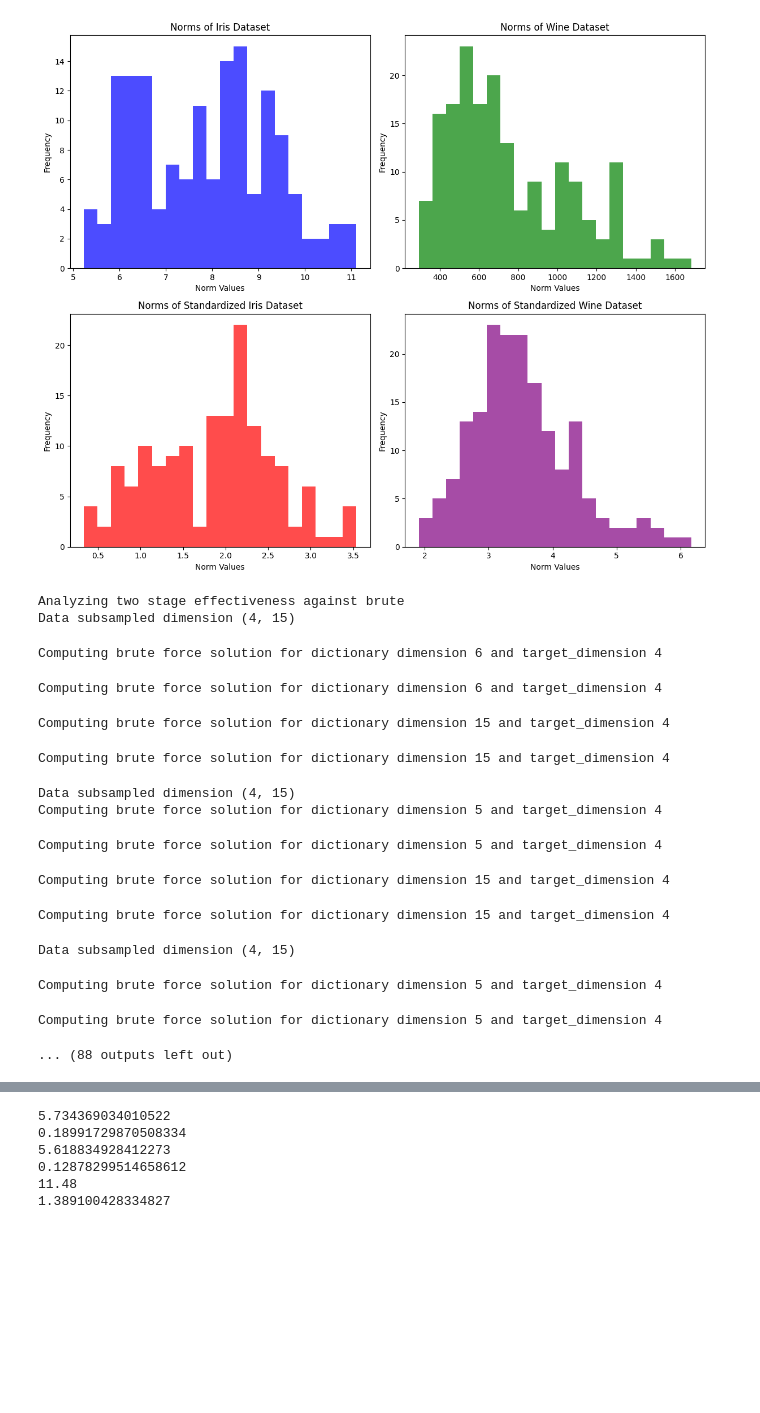
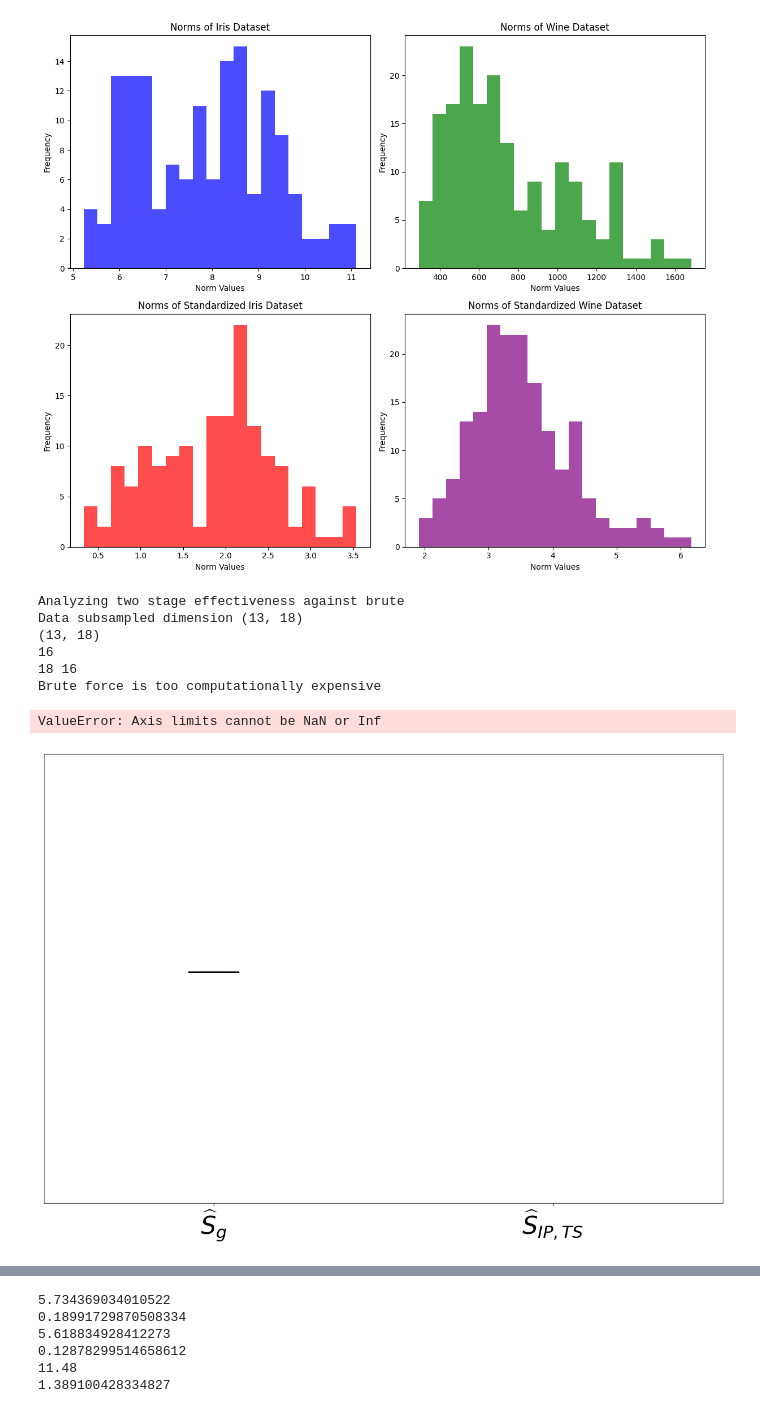
Before and after one commit to sjkoelle/isometry-pursuit, a Jupyter notebook: experiments/Figure2.ipynb, the cells around one changed output, grey strips where cells are left out. Drawn from its saved outputs; the diff is of its cells as text; code cells hidden in the pictures; blank space fills up the shorter version.

```diff
--- a/experiments/Figure2.ipynb
+++ b/experiments/Figure2.ipynb
@@ -22,12 +22,13 @@ random.seed(1234)
 # %%
 # vary C show results
 wine = load_wine()
-P_wine, D_wine = wine['data'].shape
+P_wine, _ = wine['data'].shape
+D_wine = 13
 print(f"D_wine = {D_wine}")
 print(f"features = {wine['feature_names']}")
 print(f"P_wine = {P_wine}")
 
-wine_df = pd.DataFrame(data= wine['data'], columns = wine['feature_names']) # label with class names?
+wine_df = pd.DataFrame(data= wine['data'][:,:D_wine], columns = wine['feature_names'][:D_wine]) # label with class names?
 scaler = StandardScaler()
 wine_standardized = pd.DataFrame(data = scaler.fit_transform(wine['data']), columns = wine['feature_names'])
 
@@ -90,7 +91,7 @@ plt.show()
 print("Analyzing two stage effectiveness against brute")
 compute_brute = True
 power = 1.
-R = 25
+R = 1
 frac = .1
 name = "iris_standardized"
 results = run_resampling_experiment(iris_standardized, D_iris, frac = frac, R = R, power = power, compute_brute = compute_brute)
@@ -99,76 +100,37 @@ box_plot(results['Losses'],
          D_iris,
          xlabels = [r'$\widehat S_{g}$', r'$\widehat S_{IP,TS}$'],
          ylabel = r'$l_1(X_{.\widehat {S}}) - D$',
          filename = f'/Users/samsonkoelle/isometry-pursuit/figures/{name}_{str(frac).replace(".","p")}_{str(power).replace(".","p")}_isometry_losses')
 
-box_plot(results['Brute Losses'],
-         results['Greedy Multitask Norms (Two-Stage)'],
-         D_iris,
-         xlabels = [r'$\widehat S_{B_{\|\|_{1,2}}}$', r'$\widehat S_{B_{\|\|_{1,2}} \circ IP}$'],
-         ylabel = r'$\|(X_{.\widehat {S}}^C)\|_{1,2} - D$',
-         filename = f'/Users/samsonkoelle/isometry-pursuit/figures/{name}_{str(frac).replace(".","p")}_{str(power).replace(".","p")}_group_lasso_losses')
-
-
-name = "iris_df"
-results = run_resampling_experiment(iris_df, D_iris, frac = frac, R = R, power = power, compute_brute = compute_brute)
-box_plot(results['Losses'],
-         results['Two-Stage Losses'],
-         D_iris,
-         xlabels = [r'$\widehat S_{g}$', r'$\widehat S_{IP,TS}$'],
-         ylabel = r'$l_1(X_{.\widehat {S}}) - D$',
-         filename = f'/Users/samsonkoelle/isometry-pursuit/figures/{name}_{str(frac).replace(".","p")}_{str(power).replace(".","p")}_isometry_losses')
 
 box_plot(results['Brute Losses'],
          results['Greedy Multitask Norms (Two-Stage)'],
          D_iris,
-         xlabels = [r'$\widehat S_{B_{\|\|_{1,2}}}$', r'$\widehat S_{B_{\|\|_{1,2}} \circ IP}$'],
-         ylabel = r'$\|(X_{.\widehat {S}}^C)\|_{1,2} - D$',
-         filename = f'/Users/samsonkoelle/isometry-pursuit/figures/{name}_{str(frac).replace(".","p")}_{str(power).replace(".","p")}_group_lasso_losses')
-
-name = "wine_df"
-results = run_resampling_experiment(wine_df, D_wine, frac = frac, R = R, power = power, compute_brute = compute_brute)
-box_plot(results['Losses'],
-         results['Two-Stage Losses'],
-         D_wine,
-         xlabels = [r'$\widehat S_{g}$', r'$\widehat S_{IP,TS}$'],
-         ylabel = r'$l_1(X_{.\widehat {S}}) - D$',
-         filename = f'/Users/samsonkoelle/isometry-pursuit/figures/{name}_{str(frac).replace(".","p")}_{str(power).replace(".","p")}_isometry_losses')
-
-box_plot(results['Brute Losses'],
-         results['Greedy Multitask Norms (Two-Stage)'],
-         D_wine,
          xlabels = [r'$\widehat S_{B_{\|\|_{1,2}}}$', r'$\widehat S_{B_{\|\|_{1,2}} \circ IP}$'],
          ylabel = r'$\|(X_{.\widehat {S}}^C)\|_{1,2} - D$',
          filename = f'/Users/samsonkoelle/isometry-pursuit/figures/{name}_{str(frac).replace(".","p")}_{str(power).replace(".","p")}_group_lasso_losses')
 
 name = "wine_standardized"
 results = run_resampling_experiment(wine_standardized, D_wine, frac = frac, R = R, power = power, compute_brute = compute_brute)
 box_plot(results['Losses'],
          results['Two-Stage Losses'],
          D_wine,
          xlabels = [r'$\widehat S_{g}$', r'$\widehat S_{IP,TS}$'],
          ylabel = r'$l_1(X_{.\widehat {S}}) - D$',
          filename = f'/Users/samsonkoelle/isometry-pursuit/figures/{name}_{str(frac).replace(".","p")}_{str(power).replace(".","p")}_isometry_losses')
 
 box_plot(results['Brute Losses'],
          results['Greedy Multitask Norms (Two-Stage)'],
          D_wine,
          xlabels = [r'$\widehat S_{B_{\|\|_{1,2}}}$', r'$\widehat S_{B_{\|\|_{1,2}} \circ IP}$'],
          ylabel = r'$\|(X_{.\widehat {S}}^C)\|_{1,2} - D$',
          filename = f'/Users/samsonkoelle/isometry-pursuit/figures/{name}_{str(frac).replace(".","p")}_{str(power).replace(".","p")}_group_lasso_losses')
 # %% [output]
 Analyzing two stage effectiveness against brute
-Data subsampled dimension (4, 15)
+Data subsampled dimension (13, 18)
+(13, 18)
+16
+18 16
+Brute force is too computationally expensive
-Computing brute force solution for dictionary dimension 6 and target_dimension 4
+ValueError: Axis limits cannot be NaN or Inf
-Computing brute force solution for dictionary dimension 6 and target_dimension 4
-Computing brute force solution for dictionary dimension 15 and target_dimension 4
-Computing brute force solution for dictionary dimension 15 and target_dimension 4
-Data subsampled dimension (4, 15)
-Computing brute force solution for dictionary dimension 5 and target_dimension 4
-Computing brute force solution for dictionary dimension 5 and target_dimension 4
-Computing brute force solution for dictionary dimension 15 and target_dimension 4
-Computing brute force solution for dictionary dimension 15 and target_dimension 4
-Data subsampled dimension (4, 15)
-Computing brute force solution for dictionary dimension 5 and target_dimension 4
-Computing brute force solution for dictionary dimension 5 and target_dimension 4
-... (88 outputs left out)
+[figure, added]
```
Also changed, not shown: parts of 3 cells of this notebook, 6 other files.
